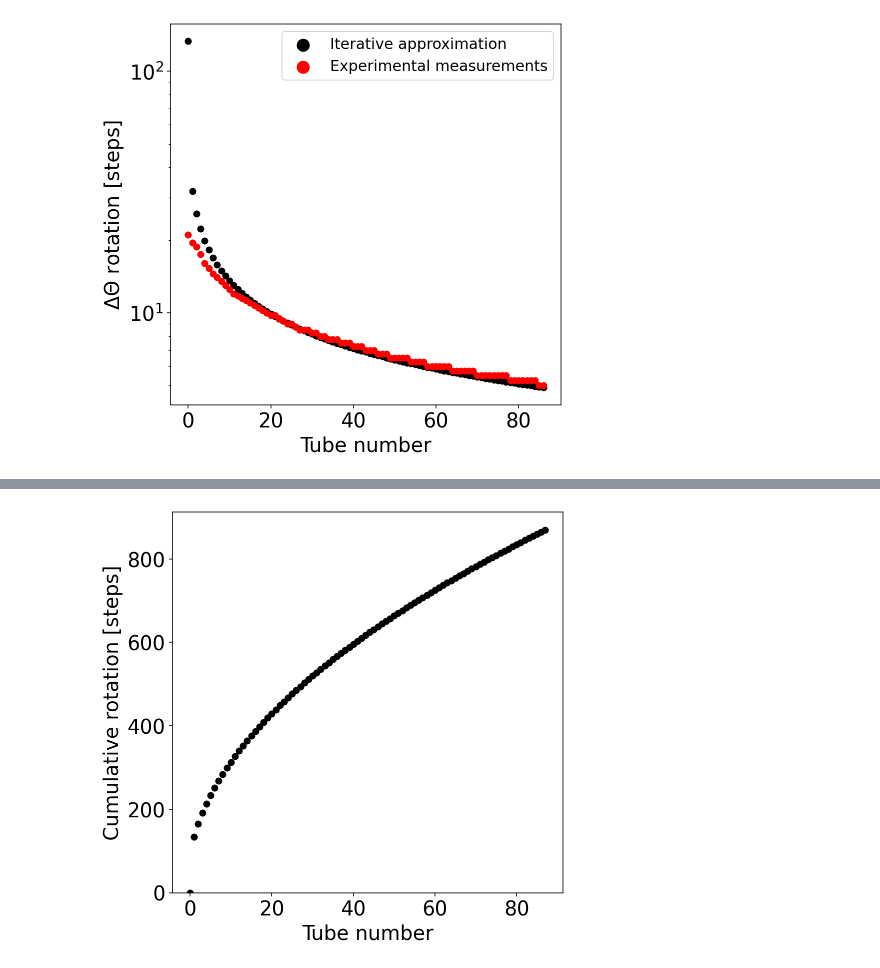
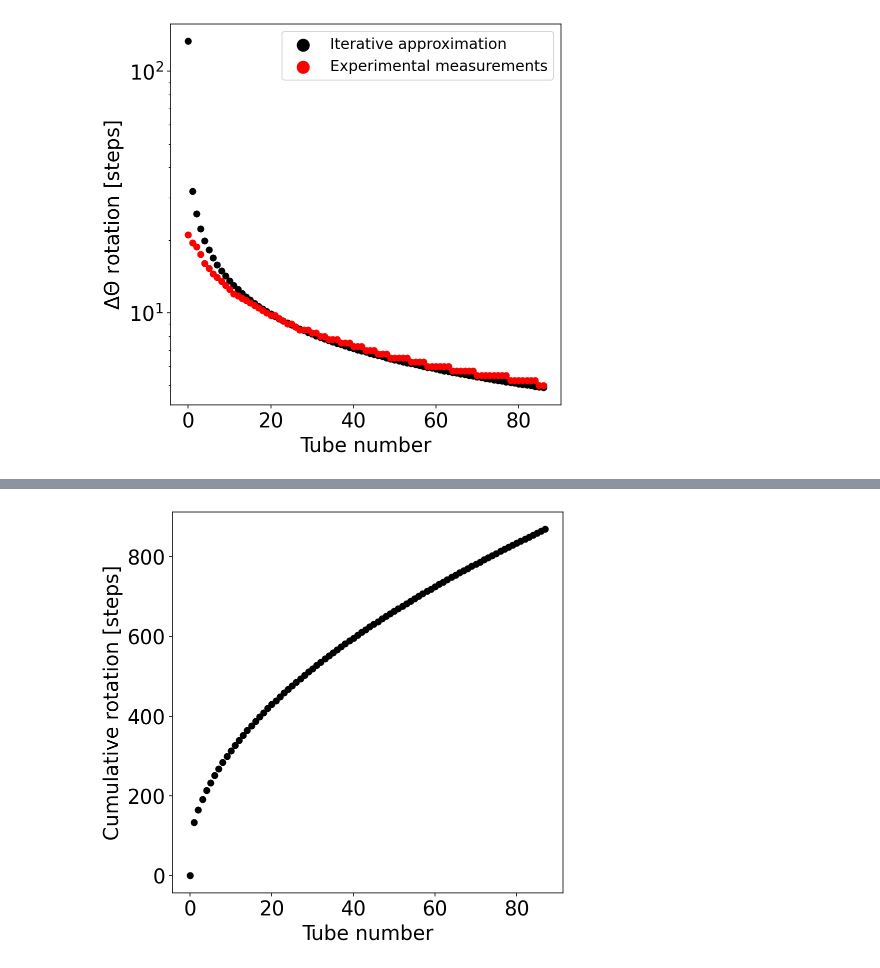
Before and after one commit to pachterlab/colosseum, a Jupyter notebook: analysis/archimedian_spiral.ipynb, the cells around one changed output, grey strips where cells are left out. Drawn from its saved outputs; the diff is of its cells as text; code cells hidden in the pictures.

Commit message:
finalized spiral figures

```diff
--- a/analysis/archimedian_spiral.ipynb
+++ b/analysis/archimedian_spiral.ipynb
@@ -49,28 +49,28 @@ separation = 19.5
 # %% [markdown]
 ## Generate spiral
 # %%
-xx = []
-yy = []
 data = np.zeros((n_tubes,2))
 phi = np.zeros(n_tubes)
 for idx, (x,y,p) in enumerate(spiral_points(arc=l_arc, separation=separation)):
     if idx==n_tubes:
         break
-    data[idx] = i
+    data[idx] = [x,y]
     phi[idx] = p
 # %%
 fig, ax = plt.subplots(figsize=(7, 7))
 
-xx = data[:,0][1:]
-yy = data[:,1][1:]
+x = data[:,0][1:]
+y = data[:,1][1:]
 
-ax.plot(xx,yy, 'o', ms=14, markerfacecolor="None",markeredgecolor='black', markeredgewidth=2)
+ax.plot(x, y, 'o', ms=14, markerfacecolor="None",markeredgecolor='black', markeredgewidth=2)
 
 ax.set(**{
     "xlabel":"x-coordinate [mm]",
     "ylabel":"y-coordinate [mm]"
     })
 
+fig.savefig("spiral.png", dpi=300, bbox_inches ='tight')
+
 fig.show()
 # %% [output]
 [figure]
@@ -139,17 +150,18 @@ fig.show()
 # %%
 fig, ax = plt.subplots(figsize=(7,7))
 
-xx = np.arange(len(theta))
-yy = total_stp
+x = np.arange(len(theta_stp))
+y = total_stp
 
-ax.scatter(xx, yy, color="black", zorder=-10)
+ax.scatter(x, y, color="black", zorder=-10)
 
 ax.set(**{
     "xlabel": "Tube number",
     "ylabel":"Cumulative rotation [steps]",
-    'ylim': 0
     })
 
+fig.savefig("cumulative_theta.png", dpi=300, bbox_inches ='tight')
+
 fig.show()
 # %% [output]
-[figure, old version]
+[figure, new version]
```
Also changed, not shown: parts of 8 cells of this notebook.
